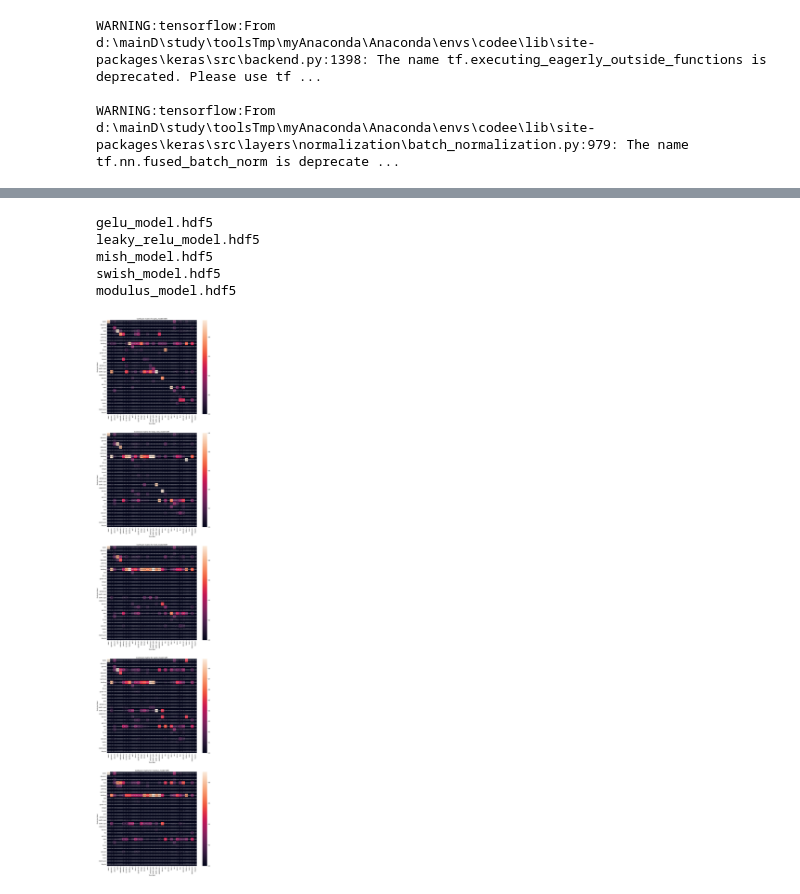
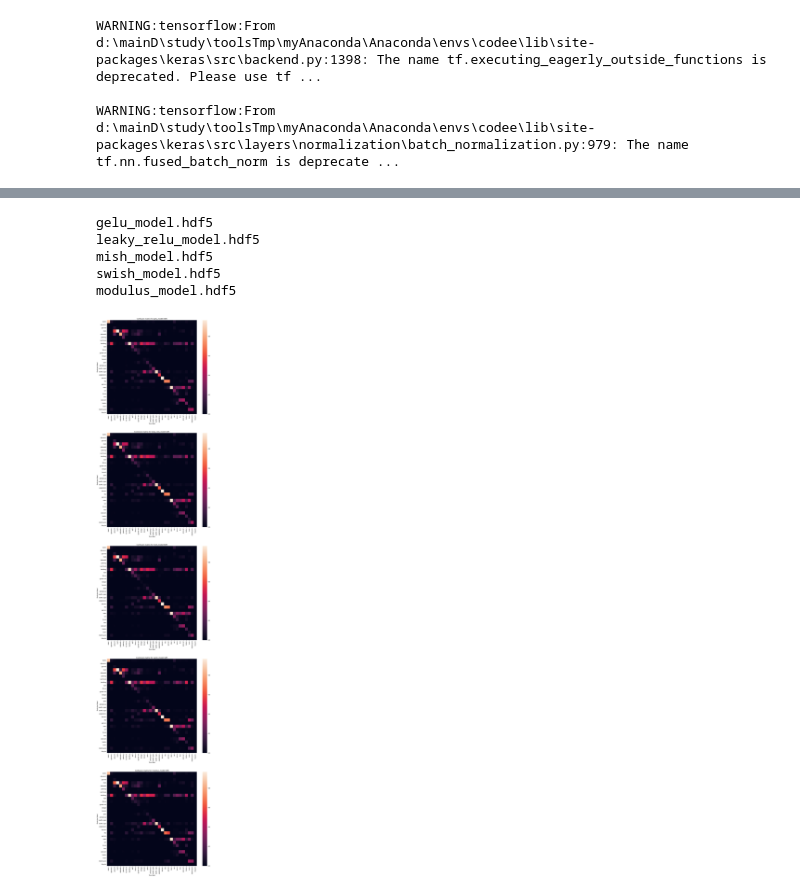
Before and after one commit to D3nz13/Retinal_Blood_Vessels_Segmentation, a Jupyter notebook: heatmaps/confusion_matrix.ipynb, the cells around one changed output, grey strips where cells are left out. Cells and saved outputs as stored; diff of their text form; code cells hidden in the pictures.

```diff
--- a/heatmaps/confusion_matrix.ipynb
+++ b/heatmaps/confusion_matrix.ipynb
@@ -153,7 +153,7 @@ def evaluate_cm(model, val_set, name):
     confusion_matrix = np.zeros((NUM_CLASSES + 1, NUM_CLASSES + 1), dtype = "int")
 
     for i, (X, y_true) in enumerate(val_set, start=1):
-        if i == 3:
+        if i == 501:
             break
         y_pred = model.predict_on_batch(X)[0]
         y_true = y_true[0]
@@ -174,24 +174,24 @@ def evaluate_cm(model, val_set, name):
 # %%
 import seaborn as sns
 from scripts.prepare_cityscapes_data import get_all_labels
 from matplotlib.pyplot import figure
 
 
 labels = get_all_labels()
 labels = [label.name for label in labels][4:]
 fig, axs=plt.subplots(len(models_names), figsize=(15, 75))
 for model_name, model, ax in zip(models_names, unets, axs):
     print(model_name)
     cm = evaluate_cm(model, val_set, model_name)
-    sns.heatmap(cm, ax=ax, xticklabels=labels, yticklabels=labels,annot=True, fmt=".2f")
+    sns.heatmap(cm, ax=ax, xticklabels=labels, yticklabels=labels)
     ax.set_ylabel("Predcited label")
     ax.set_xlabel("True label")
     ax.set_title(f"Confusion matrix for {model_name}")
 plt.show()
 # %% [output]
 gelu_model.hdf5
 leaky_relu_model.hdf5
 mish_model.hdf5
 swish_model.hdf5
 modulus_model.hdf5
-[figure, old version]
+[figure, new version]
```
Also changed, not shown: parts of 1 cell of this notebook.
